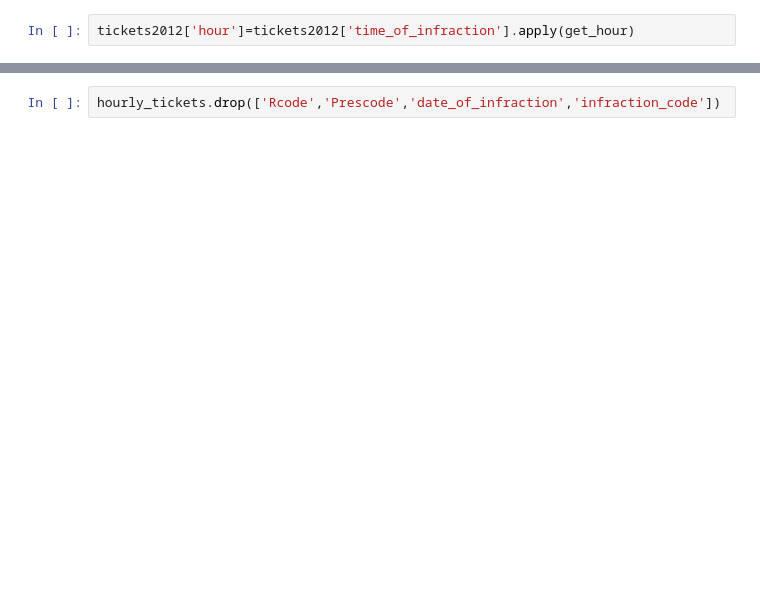
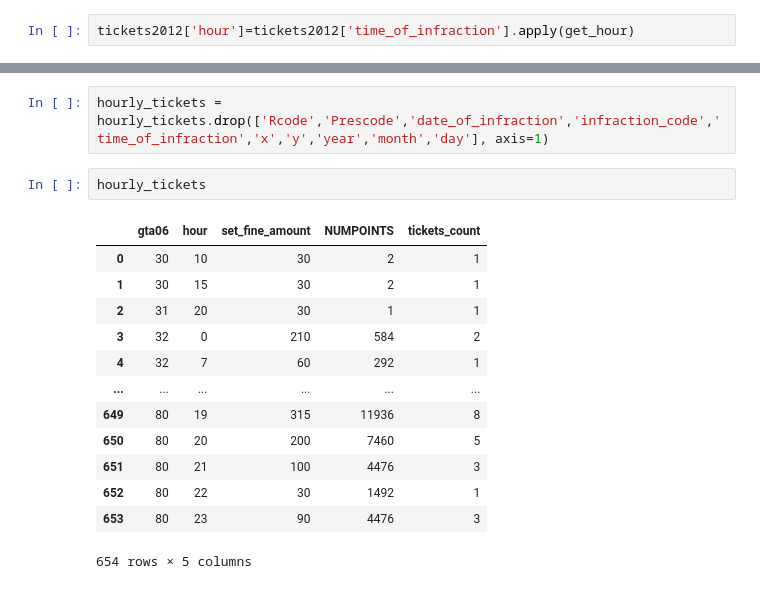
Before and after one commit to stefyperezg/Work-term-report-parking, a Jupyter notebook: TTS_trips.ipynb, the cells around one changed output, grey strips where cells are left out. Cells and saved outputs as stored; diff of their text form; blank space fills up the shorter version.

```diff
--- a/TTS_trips.ipynb
+++ b/TTS_trips.ipynb
@@ -195,2 +189,18 @@ hourly_tickets.head(8)
 # %%
-hourly_tickets.drop(['Rcode','Prescode','date_of_infraction','infraction_code'])
+hourly_tickets = hourly_tickets.drop(['Rcode','Prescode','date_of_infraction','infraction_code','time_of_infraction','x','y','year','month','day'], axis=1)
+# %%
+hourly_tickets
+# %% [output]
+|  | gta06 | hour | set_fine_amount | NUMPOINTS | tickets_count |
+| 0 | 30 | 10 | 30 | 2 | 1 |
+| 1 | 30 | 15 | 30 | 2 | 1 |
+| 2 | 31 | 20 | 30 | 1 | 1 |
+| 3 | 32 | 0 | 210 | 584 | 2 |
+| 4 | 32 | 7 | 60 | 292 | 1 |
+| ... | ... | ... | ... | ... | ... |
+| 649 | 80 | 19 | 315 | 11936 | 8 |
+| 650 | 80 | 20 | 200 | 7460 | 5 |
+| 651 | 80 | 21 | 100 | 4476 | 3 |
+| 652 | 80 | 22 | 30 | 1492 | 1 |
+| 653 | 80 | 23 | 90 | 4476 | 3 |
+654 rows × 5 columns
```
Also changed, not shown: parts of 14 cells of this notebook.
